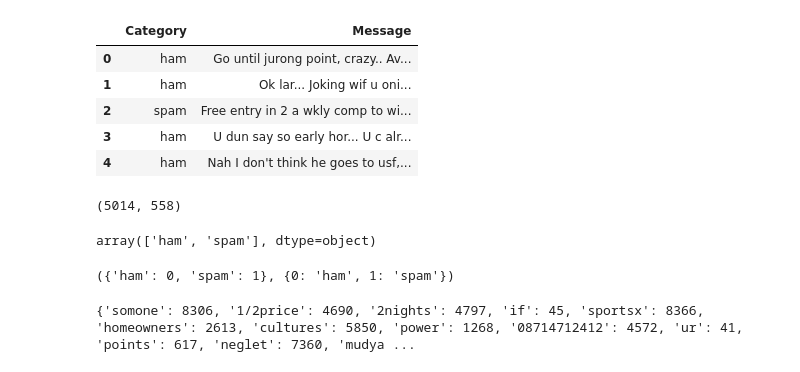
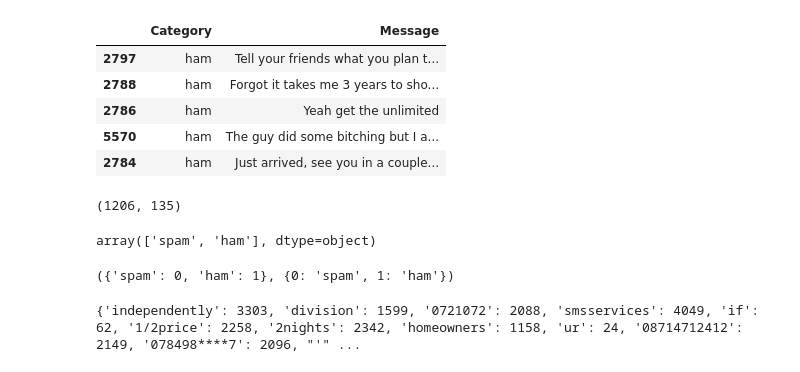
Before and after one commit to darshan2006-op/EncoderClassifier, a Jupyter notebook: Bert_Classifier.ipynb, the cells around one changed output. Saved outputs shown, nothing was run; the diff lists cells and outputs as text; code cells hidden in the pictures.

```diff
--- a/Bert_Classifier.ipynb
+++ b/Bert_Classifier.ipynb
@@ -23,31 +34,37 @@ Torchtext is deprecated and the last released version will be 0.18 (this one). Y
 device = torch.device("cuda" if torch.cuda.is_available() else "cpu")
 # %%
 data = pd.read_csv("data.csv")
-data.head(5)
+data = data.sort_values(by='Category')
+ham = data[:700]
+spam = data[-641:]
+data.value_counts().get("spam")
+spam.head()
+data = pd.concat([spam,ham])
+data.tail()
 # %% [output]
 |  | Category | Message |
-| 0 | ham | Go until jurong point, crazy.. Av... |
-| 1 | ham | Ok lar... Joking wif u oni... |
-| 2 | spam | Free entry in 2 a wkly comp to wi... |
-| 3 | ham | U dun say so early hor... U c alr... |
-| 4 | ham | Nah I don't think he goes to usf,... |
+| 2797 | ham | Tell your friends what you plan t... |
+| 2788 | ham | Forgot it takes me 3 years to sho... |
+| 2786 | ham | Yeah get the unlimited |
+| 5570 | ham | The guy did some bitching but I a... |
+| 2784 | ham | Just arrived, see you in a couple... |
 # %%
 df_train, df_test = train_test_split(data, test_size=0.1)
 # %%
 len(df_train), len(df_test)
 # %% [output]
-(5014, 558)
+(1206, 135)
 # %%
 labels = df_train["Category"].unique()
 labels
 # %% [output]
-array(['ham', 'spam'], dtype=object)
+array(['spam', 'ham'], dtype=object)
 # %%
 l2i = {j:i for i,j in enumerate(labels)}
 i2l = {i:j for i,j in enumerate(labels)}
 l2i, i2l
 # %% [output]
-({'ham': 0, 'spam': 1}, {0: 'ham', 1: 'spam'})
+({'spam': 0, 'ham': 1}, {0: 'spam', 1: 'ham'})
 # %%
 tokenizer = get_tokenizer('basic_english')
 
@@ -71,7 +88,7 @@ vocab = build_vocab_from_iterator(yield_token(data_iter), specials=["<pad>", "<u
 vocab.set_default_index(vocab["<unk>"])
 print(vocab.get_stoi())
 # %% [output]
-{'somone': 8306, '1/2price': 4690, '2nights': 4797, 'if': 45, 'sportsx': 8366, 'homeowners': 2613, 'cultures': 5850, 'power': 1268, '08714712412': 4572, 'ur': 41, 'points': 617, 'neglet': 7360, 'mudya ...
+{'independently': 3303, 'division': 1599, '0721072': 2088, 'smsservices': 4049, 'if': 62, '1/2price': 2258, '2nights': 2342, 'homeowners': 1158, 'ur': 24, '08714712412': 2149, '078498****7': 2096, "'" ...
 # %%
 class TextDataSet(nn.Module):
     def __init__(self, data):
```
Also changed, not shown: parts of 8 cells of this notebook, 3 other files.
